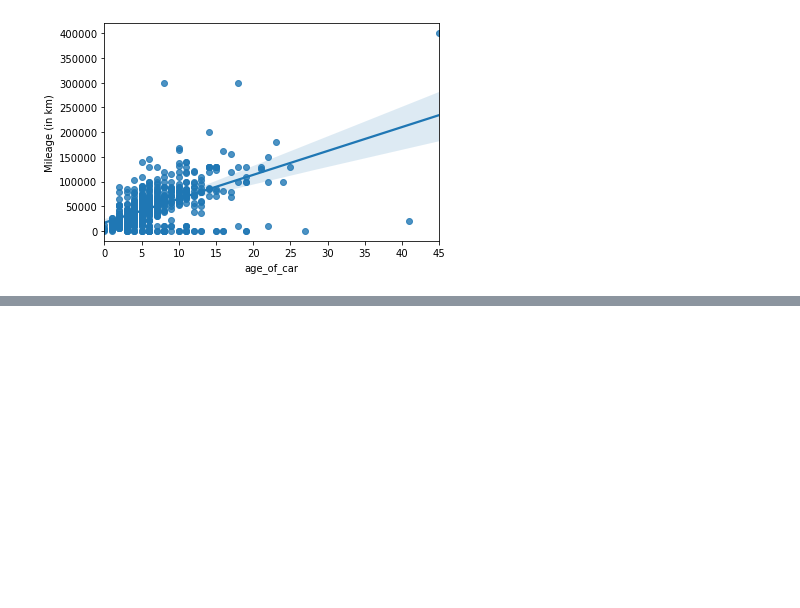
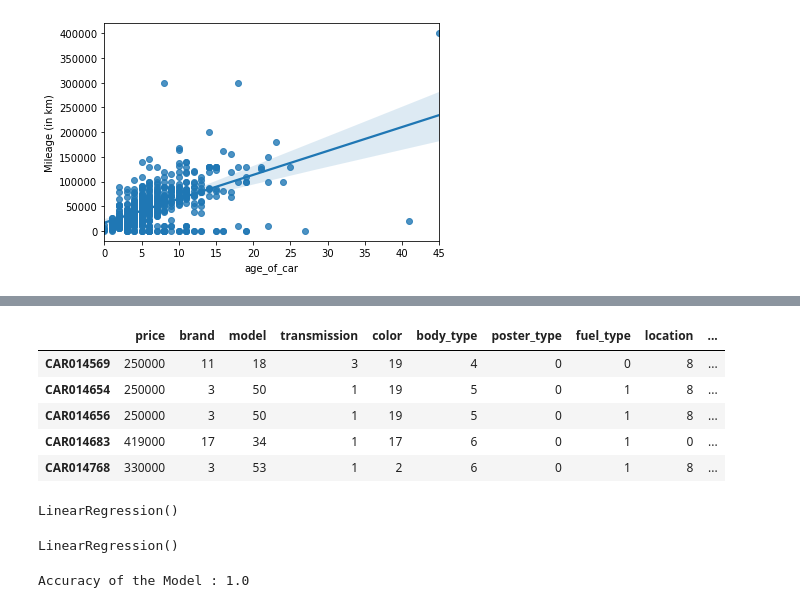
Before and after one commit to kaizerxcx/SecondHandCarsCebu, a Jupyter notebook: CarProject.ipynb, the cells around one changed output, grey strips where cells are left out. Cells and saved outputs as stored; diff of their text form; code cells hidden in the pictures; blank space fills up the shorter version.

```diff
--- a/CarProject.ipynb
+++ b/CarProject.ipynb
@@ -218,0 +262,36 @@ null_merged.set_index('index',inplace=True)
+# %%
+brand = total_merge["brand"]
+model = total_merge["model"]
+transmission = total_merge["transmission"]
+color = total_merge["color"]
+body_type = total_merge["body_type"]
+poster_type = total_merge["poster_type"]
+fuel_type = total_merge["fuel_type"]
+location = total_merge["location"]
+# %%
+labelEncoder = preprocessing.LabelEncoder()
+encodedbrand = labelEncoder.fit_transform(brand)
+encodedmodel = labelEncoder.fit_transform(model)
+encodedtransmission = labelEncoder.fit_transform(transmission)
+encodedcolor = labelEncoder.fit_transform(color)
+encodedbodytype = labelEncoder.fit_transform(body_type)
+encodedfueltype = labelEncoder.fit_transform(fuel_type)
+encodedpostertype= labelEncoder.fit_transform(poster_type)
+encodedlocation = labelEncoder.fit_transform(location)
+# %%
+total_merge["brand"] = encodedbrand
+total_merge["model"] = encodedmodel
+total_merge["transmission"] = encodedtransmission
+total_merge["color"] = encodedcolor
+total_merge["body_type"] = encodedbodytype
+total_merge["poster_type"] = encodedpostertype
+total_merge["fuel_type"] = encodedfueltype
+total_merge["location"] = encodedlocation
+total_merge.head()
+# %% [output]
+|  | price | brand | model | transmission | color | body_type | poster_type | fuel_type | location | ... |
+| CAR014569 | 250000 | 11 | 18 | 3 | 19 | 4 | 0 | 0 | 8 | ... |
+| CAR014654 | 250000 | 3 | 50 | 1 | 19 | 5 | 0 | 1 | 8 | ... |
+| CAR014656 | 250000 | 3 | 50 | 1 | 19 | 5 | 0 | 1 | 8 | ... |
+| CAR014683 | 419000 | 17 | 34 | 1 | 17 | 6 | 0 | 1 | 0 | ... |
+| CAR014768 | 330000 | 3 | 53 | 1 | 2 | 6 | 0 | 1 | 8 | ... |
@@ -218,0 +308,12 @@ null_merged.set_index('index',inplace=True)
+# %%
+from sklearn import linear_model
+#Training model
+lr_model=linear_model.LinearRegression()
+lr_model
+# %% [output]
+LinearRegression()
+# %%
+#Fit the trained model
+lr_model.fit(X_train,y_train)
+# %% [output]
+LinearRegression()
@@ -218,0 +322,6 @@ null_merged.set_index('index',inplace=True)
+# %%
+#Accuracy of the model
+lr=lr_model.score(X_test, y_pred)
+print('Accuracy of the Model :',lr)
+# %% [output]
+Accuracy of the Model : 1.0
```
Also changed, not shown: parts of 7 cells of this notebook.
